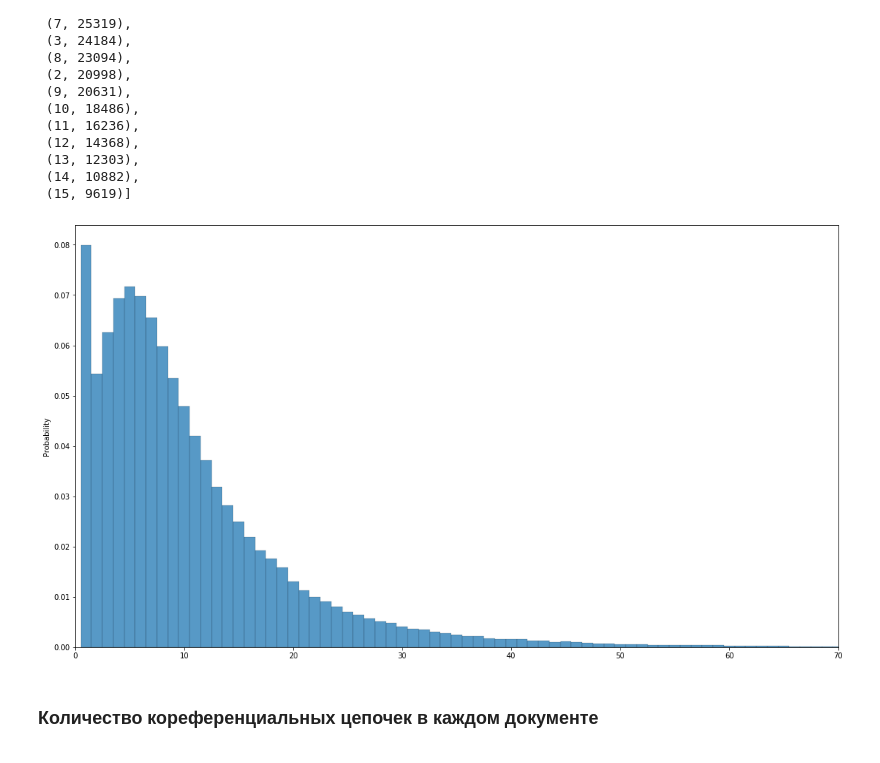
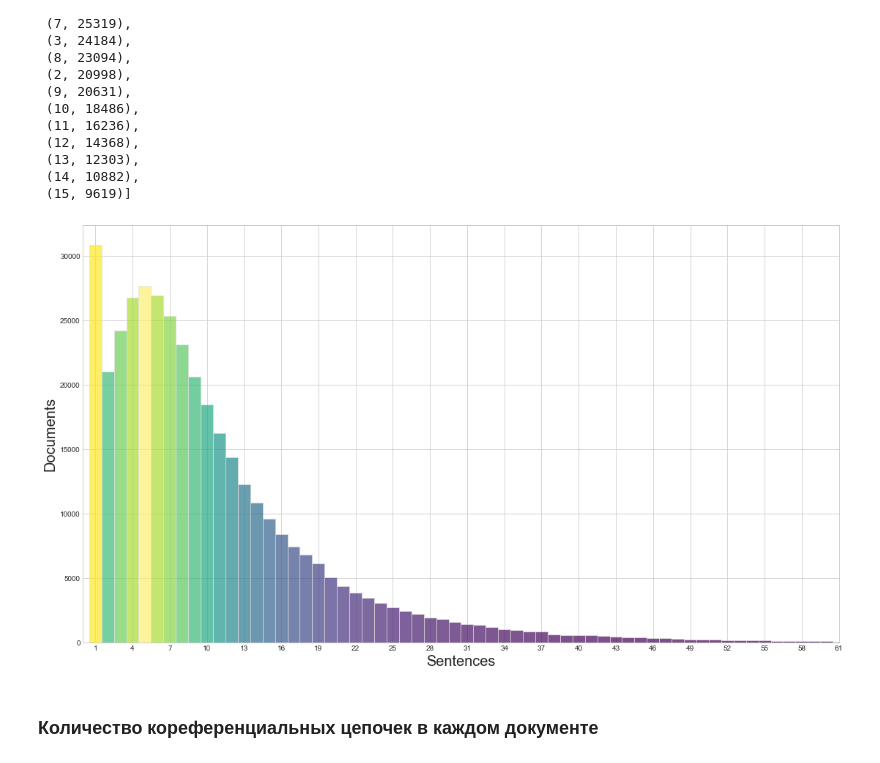
Before and after one commit to toskn/Thesis, a Jupyter notebook: data_look_diploma.ipynb, the cells around one changed output. Drawn from its saved outputs; the diff is of its cells as text; code cells hidden in the pictures.

```diff
--- a/data_look_diploma.ipynb
+++ b/data_look_diploma.ipynb
@@ -180,10 +179,25 @@ c
 c = Counter(words_list)
 keys = list(c.keys())
 values = list(c.values())
-sns.histplot(x=keys, weights=values, discrete=True, stat='probability')
-plt.xlim(0, 800)
+
+#n, bins, patches = sns.histplot(x=keys, weights=values, discrete=True, , bins=90, facecolor='#2ab0ff', edgecolor='#e0e0e0', linewidth=0.5, alpha=0.7)
+n, bins, patches = plt.hist(x = keys, weights=values, bins=np.arange(len(keys))-0.5, facecolor='#2ab0ff', alpha=0.9)
+n = n.astype('int')
+
+for i in range(len(patches)):
+    patches[i].set_facecolor(plt.cm.viridis(n[i]/max(n)))
+
+#plt.style.use('seaborn-whitegrid')
+
+plt.xticks(np.arange(min(keys), max(keys)+1, 30.0))
+plt.xlim(0, 700)
+
+plt.xlabel('Words', fontsize=20)
+plt.ylabel('Documents', fontsize=20)
+
 fig = plt.gcf()
 fig.set_size_inches(18.5, 10.5)
 #fig.savefig('test2png.png', dpi=100)
+
 plt.show()
 # %% [output]
@@ -224,16 +238,33 @@ c
 # %%
 # построим по полученным данным нормализованную гистограмму
 c = Counter(sentences_list)
 keys = list(c.keys())
 values = list(c.values())
-sns.histplot(x=keys, weights=values, discrete=True, stat='probability')
-plt.xlim(0, 70)
+
+#n, bins, patches = sns.histplot(x=keys, weights=values, discrete=True, , bins=90, facecolor='#2ab0ff', edgecolor='#e0e0e0', linewidth=0.5, alpha=0.7)
+n, bins, patches = plt.hist(x = keys, weights=values, bins=np.arange(len(keys))-0.5, facecolor='#2ab0ff', edgecolor='#e0e0e0', alpha=0.7)
+n = n.astype('int')
+
+for i in range(len(patches)):
+    patches[i].set_facecolor(plt.cm.viridis(n[i]/max(n)))
+
+#plt.style.use('seaborn-whitegrid')
+
+plt.xticks(np.arange(min(keys), max(keys)+1, 3.0))
+plt.xlim(0, 61)
+
+patches[5].set_fc('#FDEE70') # Set color
+
+plt.xlabel('Sentences', fontsize=20)
+plt.ylabel('Documents', fontsize=20)
+
 fig = plt.gcf()
 fig.set_size_inches(18.5, 10.5)
 #fig.savefig('test2png.png', dpi=100)
+
 plt.show()
 # %% [output]
-[figure, old version]
+[figure, new version]
 # %% [markdown]
 ### Количество кореференциальных цепочек в каждом документе
 # %%
```
Also changed, not shown: parts of 5 cells of this notebook.
